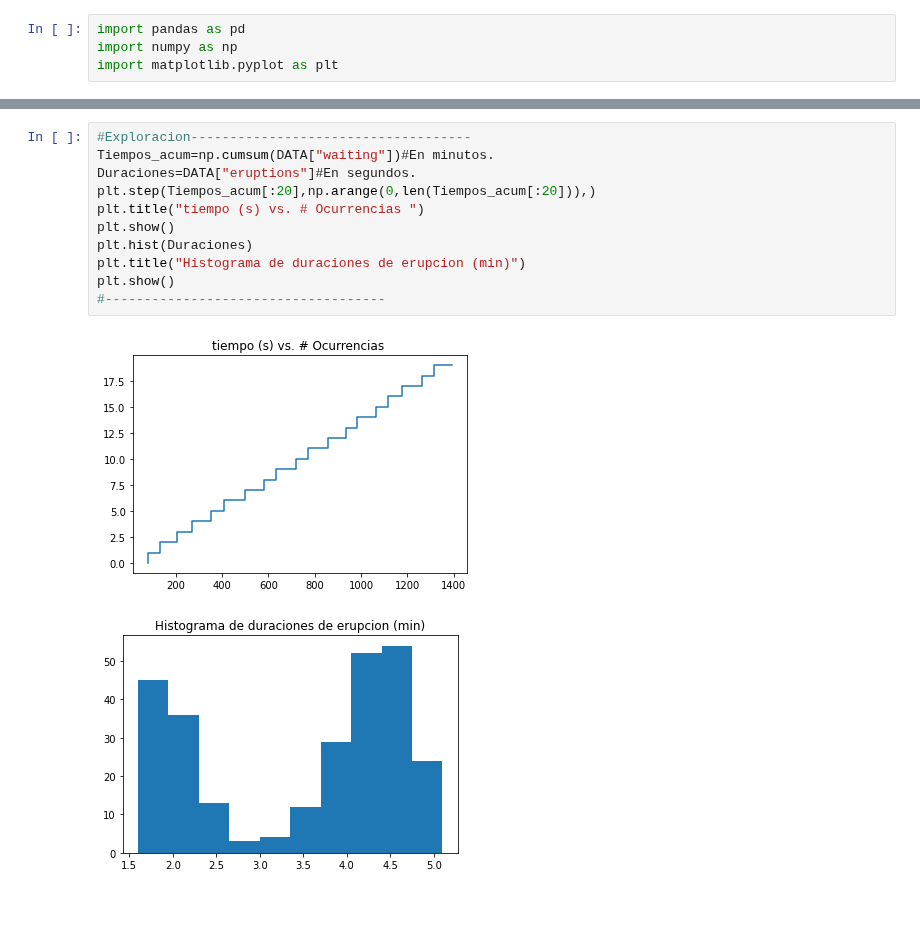
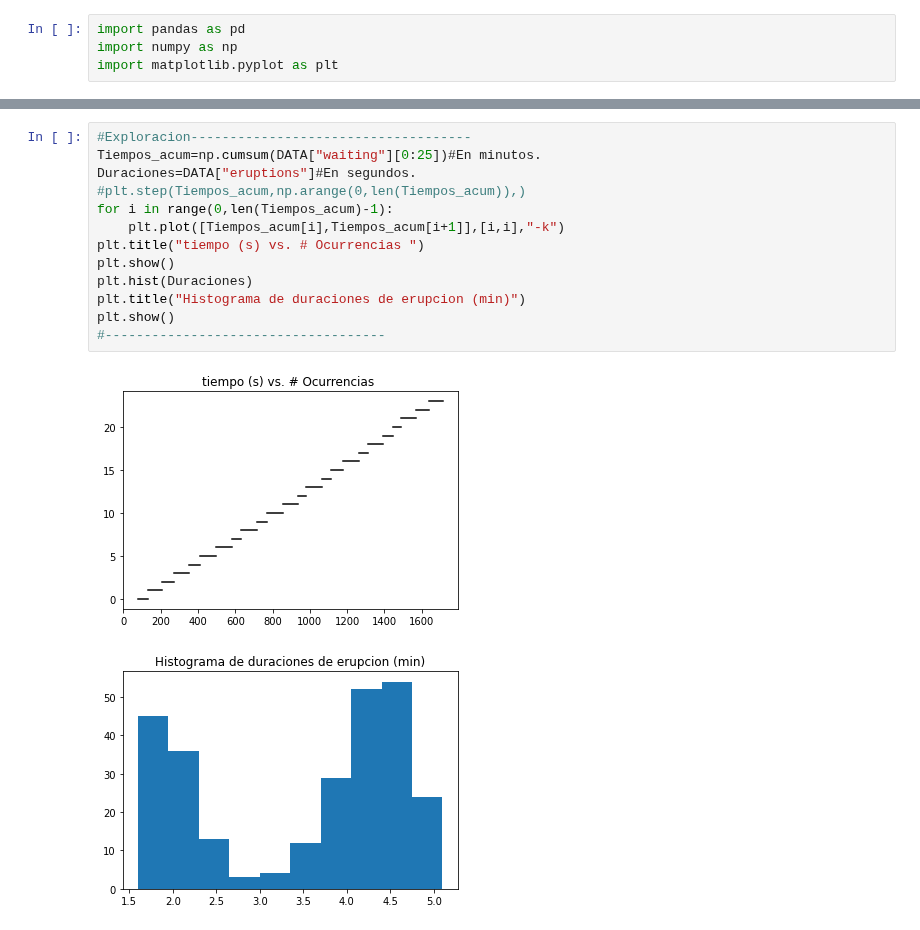
Before and after one commit to JairEsc/Mat_Apl_2, a Jupyter notebook: Inf_T3.ipynb, the cells around one changed output, grey strips where cells are left out. Drawn from its saved outputs; the diff is of its cells as text.

```diff
--- a/Inf_T3.ipynb
+++ b/Inf_T3.ipynb
@@ -26,15 +26,17 @@ print(DATA)
 [272 rows x 3 columns]
 # %%
 #Exploracion------------------------------------
-Tiempos_acum=np.cumsum(DATA["waiting"])#En minutos.
+Tiempos_acum=np.cumsum(DATA["waiting"][0:25])#En minutos.
 Duraciones=DATA["eruptions"]#En segundos.
-plt.step(Tiempos_acum[:20],np.arange(0,len(Tiempos_acum[:20])),)
+#plt.step(Tiempos_acum,np.arange(0,len(Tiempos_acum)),)
+for i in range(0,len(Tiempos_acum)-1):
+    plt.plot([Tiempos_acum[i],Tiempos_acum[i+1]],[i,i],"-k")
 plt.title("tiempo (s) vs. # Ocurrencias ")
 plt.show()
 plt.hist(Duraciones)
 plt.title("Histograma de duraciones de erupcion (min)")
 plt.show()
 #------------------------------------
 # %% [output]
-[figure, old version]
+[figure, new version]
 [figure]
```
Also changed, not shown: parts of 4 cells of this notebook.
